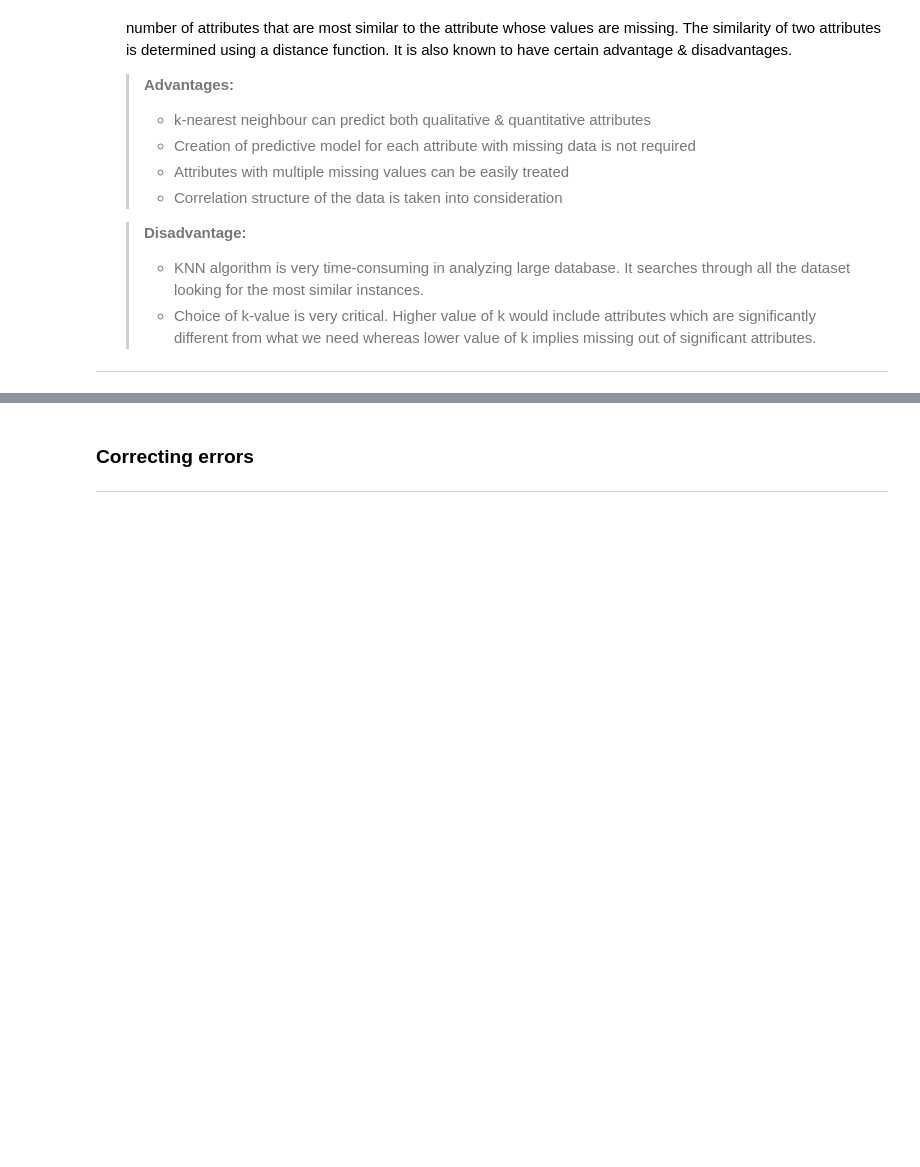
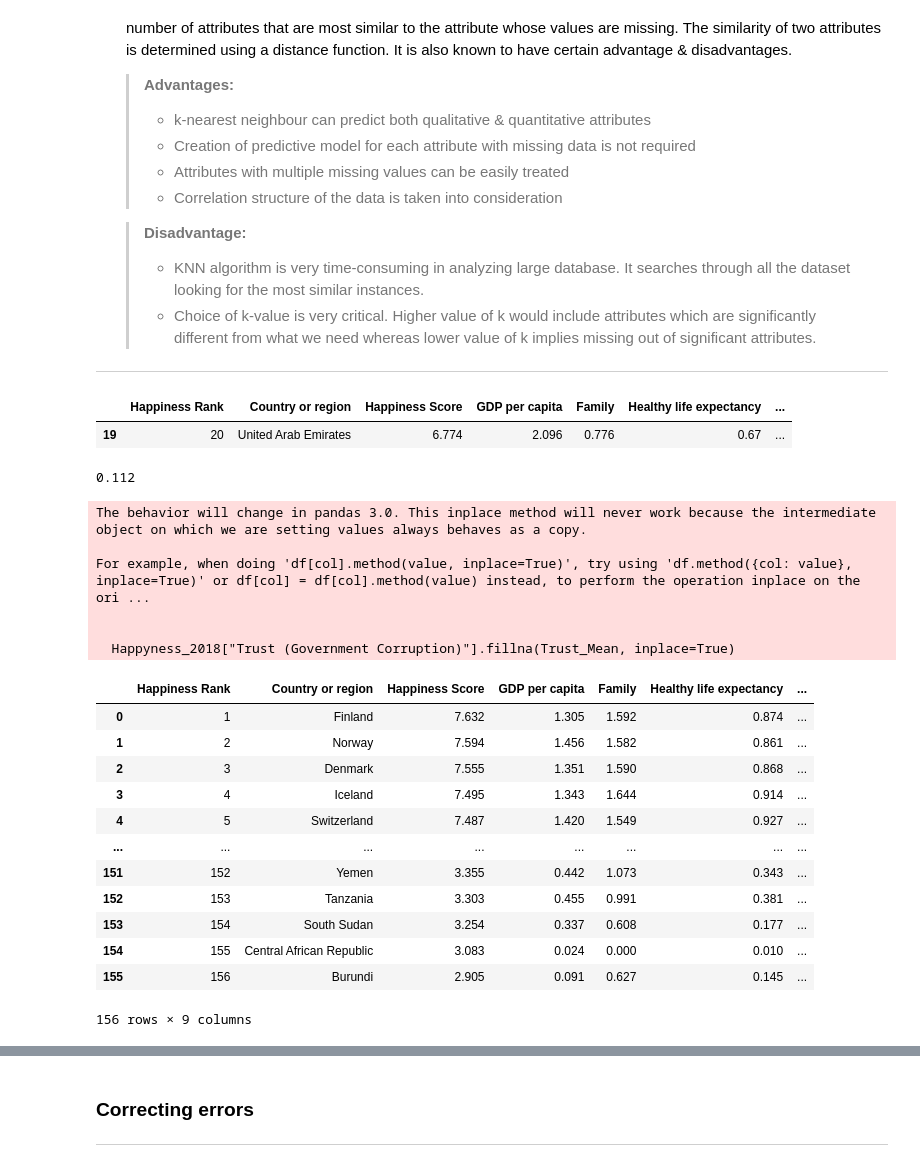
Before and after one commit to Tuwaiq-DS-ML-bootcamp-V-9/Usecase-2, a Jupyter notebook: EDA explain template_MeshalAlsanri.ipynb, the cells around one changed output, grey strips where cells are left out. Saved outputs shown, nothing was run; the diff lists cells and outputs as text; code cells hidden in the pictures; blank space fills up the shorter version.

```diff
--- a/EDA explain template_MeshalAlsanri.ipynb
+++ b/EDA explain template_MeshalAlsanri.ipynb
@@ -380,12 +406,29 @@ Happyness_2016.drop(['Lower Confidence Interval' , 'Upper Confidence Interval']
 Happyness_2017.drop([ 'Whisker.high' , 'Whisker.low' ] , axis = 1 , inplace = True)
 # %%
 # we will rename in (2018) and (2019), some columns like: Freedom to make life choices to Freedom because it look like column Freedom in the first three Data Set.
+# we will change a lot of (2017) columns names, because it have a lot of (.) on columns names.
 # same is freedom, we change life social support to family to make look like the first three data set to compare the data between them.
+# we do all that to make the data more readible.
+
+
+Happyness_2017.rename(columns={'Happiness.Rank': 'Happiness Rank',
+                               "Economy..GDP.per.Capita.":"Economy (GDP per Capita)",
+                               "Happiness.Score":"Happiness Score",
+                               "Health..Life.Expectancy.":"Health (Life Expectancy)",
+                               "Trust..Government.Corruption.":"Trust (Government Corruption)",
+                               "Dystopia.Residual":"Dystopia Residual"}, inplace=True)
+
 
 Happyness_2018.rename(columns={'Freedom to make life choices': 'Freedom',
-                               "Social support":"Family"}, inplace=True)
+                               "Social support":"Family",
+                               "Perceptions of corruption":"Trust (Government Corruption)",
+                               "Overall rank":"Happiness Rank",
+                                "Score" : "Happiness Score"}, inplace=True)
 Happyness_2019.rename(columns={'Freedom to make life choices': 'Freedom',
-                               "Social support":"Family"}, inplace=True)
+                               "Social support":"Family",
+                               "Perceptions of corruption":"Trust (Government Corruption)",
+                               "Overall rank":"Happiness Rank",
+                                "Score" : "Happiness Score"}, inplace=True)
 # %% [markdown]
 #### 5. Uniqueness:
 Check for and remove duplicate records to prevent skewed analysis results.
@@ -609,0 +789,38 @@ To avoid:
+# %%
+# go to clean them
+# we will see the Null Value
+Happyness_2018[Happyness_2018["Trust (Government Corruption)"].isna()]
+#first of all, why the value it's null? i assume that just they don't have data for it.
+# %% [output]
+|  | Happiness Rank | Country or region | Happiness Score | GDP per capita | Family | Healthy life expectancy | ... |
+| 19 | 20 | United Arab Emirates | 6.774 | 2.096 | 0.776 | 0.67 | ... |
+# %%
+#we will replace the value "NaN" with the mean of Perceptions of corruption column.
+Trust_Mean = Happyness_2018["Trust (Government Corruption)"].mean()
+Trust_Mean
+# %% [output]
+0.112
+# %%
+#we will replace the value "NaN" with the mean of Perceptions of corruption column.
+Happyness_2018["Trust (Government Corruption)"].fillna(Trust_Mean, inplace=True)
+Happyness_2018
+# %% [output]
+The behavior will change in pandas 3.0. This inplace method will never work because the intermediate object on which we are setting values always behaves as a copy.
+
+For example, when doing 'df[col].method(value, inplace=True)', try using 'df.method({col: value}, inplace=True)' or df[col] = df[col].method(value) instead, to perform the operation inplace on the ori ...
+
+
+  Happyness_2018["Trust (Government Corruption)"].fillna(Trust_Mean, inplace=True)
+|  | Happiness Rank | Country or region | Happiness Score | GDP per capita | Family | Healthy life expectancy | ... |
+| 0 | 1 | Finland | 7.632 | 1.305 | 1.592 | 0.874 | ... |
+| 1 | 2 | Norway | 7.594 | 1.456 | 1.582 | 0.861 | ... |
+| 2 | 3 | Denmark | 7.555 | 1.351 | 1.590 | 0.868 | ... |
+| 3 | 4 | Iceland | 7.495 | 1.343 | 1.644 | 0.914 | ... |
+| 4 | 5 | Switzerland | 7.487 | 1.420 | 1.549 | 0.927 | ... |
+| ... | ... | ... | ... | ... | ... | ... | ... |
+| 151 | 152 | Yemen | 3.355 | 0.442 | 1.073 | 0.343 | ... |
+| 152 | 153 | Tanzania | 3.303 | 0.455 | 0.991 | 0.381 | ... |
+| 153 | 154 | South Sudan | 3.254 | 0.337 | 0.608 | 0.177 | ... |
+| 154 | 155 | Central African Republic | 3.083 | 0.024 | 0.000 | 0.010 | ... |
+| 155 | 156 | Burundi | 2.905 | 0.091 | 0.627 | 0.145 | ... |
+156 rows × 9 columns
```
Also changed, not shown: parts of 25 cells of this notebook.
